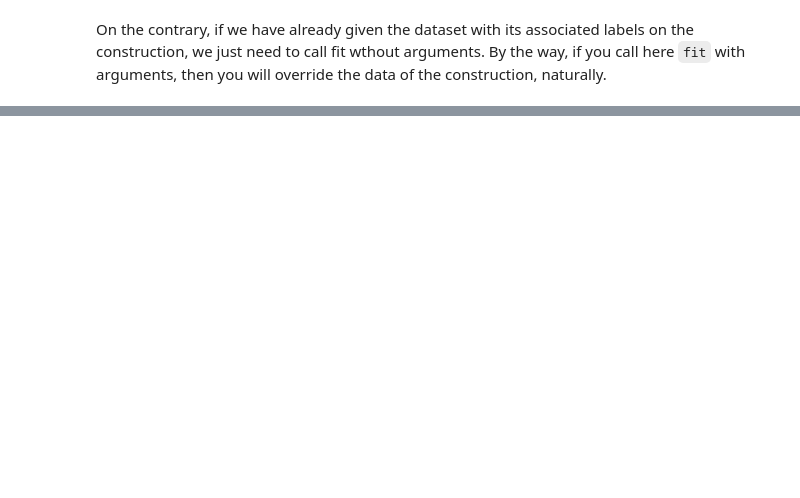
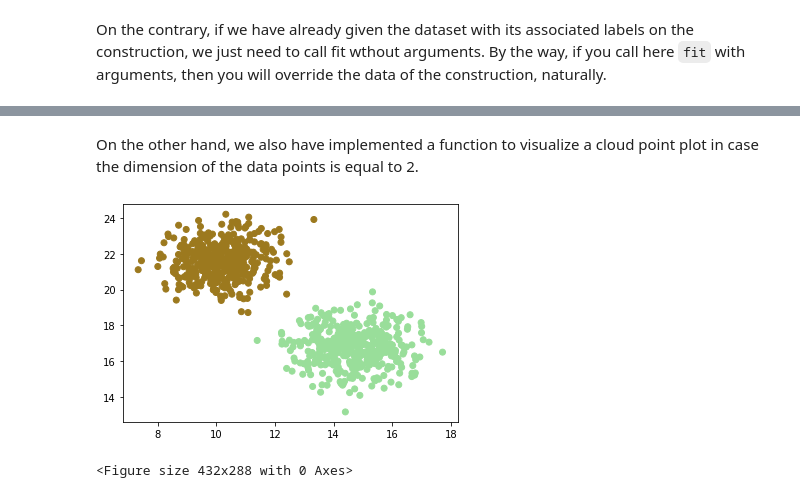
Before and after one commit to jorgevazquezperez/Quantum-image-classifier, a Jupyter notebook: docs/UsageTutorial.ipynb, the cells around one changed output, grey strips where cells are left out. Drawn from its saved outputs; the diff is of its cells as text; code cells hidden in the pictures; blank space fills up the shorter version.

```diff
--- a/docs/UsageTutorial.ipynb
+++ b/docs/UsageTutorial.ipynb
@@ -113,0 +140,10 @@ print(labels_predicted)
+# %% [markdown]
+On the other hand, we also have implemented a function to visualize a cloud point plot in case the dimension of the data points is equal to 2.
+# %%
+from quantum_image_classifier import cloud_point
+
+n_clusters = 2
+cloud_point(train_X_syn, train_y_syn, "./cloud_point_gen.png", n_clusters)
+# %% [output]
+[figure, added]
+<Figure size 432x288 with 0 Axes>
```
Also changed, not shown: parts of 20 cells of this notebook, 7 other files.
